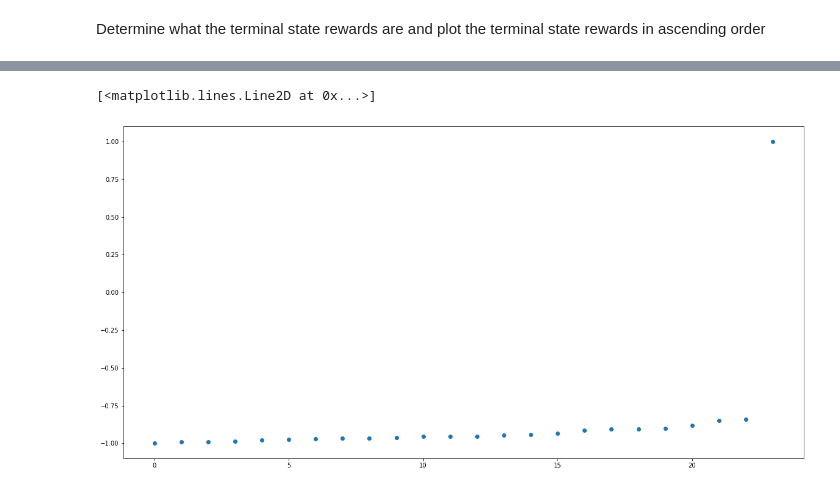
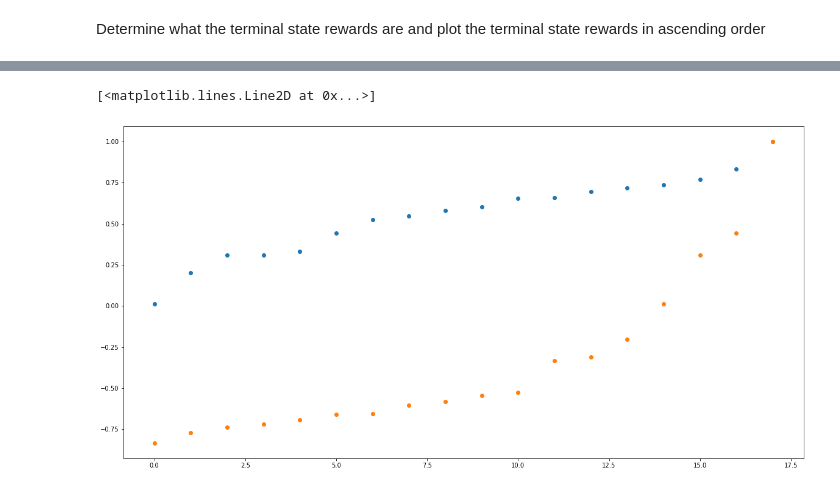
Before and after one commit to interactive-robotics/Personal_AJShah, a Jupyter notebook: ActiveQuerying/LFD_ActiveLearning_Pipeline.ipynb, the cells around one changed output, grey strips where cells are left out. Saved outputs shown, nothing was run; the diff lists cells and outputs as text; code cells hidden in the pictures.

```diff
--- a/ActiveQuerying/LFD_ActiveLearning_Pipeline.ipynb
+++ b/ActiveQuerying/LFD_ActiveLearning_Pipeline.ipynb
@@ -10,9 +10,12 @@ matplotlib.rcParams['figure.figsize'] = [20,10]
 # %% [markdown]
 First read the raw data and store only the points where proposition changes were observed
 # %%
+params.nTraj = 2
 raw_data = read_raw_data(params.raw_data_path)
 compressed_data = compress_data(raw_data)
 write_data(params.compressed_data_path, compressed_data)
+params.nSamples = 20000
+params.nBurn = 500
 # %% [markdown]
 Compute the batch posterior using the demonstrated trajectories
 # %%
@@ -45,0 +87,3 @@ Determine what the terminal state rewards are and plot the terminal state reward
+# %%
+spec_file = os.path.join(params.output_path, 'batch_posterior.json')
+MDP = CreateSpecMDP(spec_file, n_threats=0, n_waypoints=5)
@@ -46,7 +92,8 @@ Determine what the terminal state rewards are and plot the terminal state reward
 # %%
 specification_fsm = MDP.specification_fsm
 rewards = [specification_fsm.reward_function(state) for state in specification_fsm.terminal_states]
+plt.plot(np.sort(np.abs(rewards)),'o')
 plt.plot(np.sort(rewards),'o')
 # %% [output]
 [<matplotlib.lines.Line2D at 0x...>]
-[figure, old version]
+[figure, new version]
```
Also changed, not shown: parts of 38 cells of this notebook, 25 other files.
